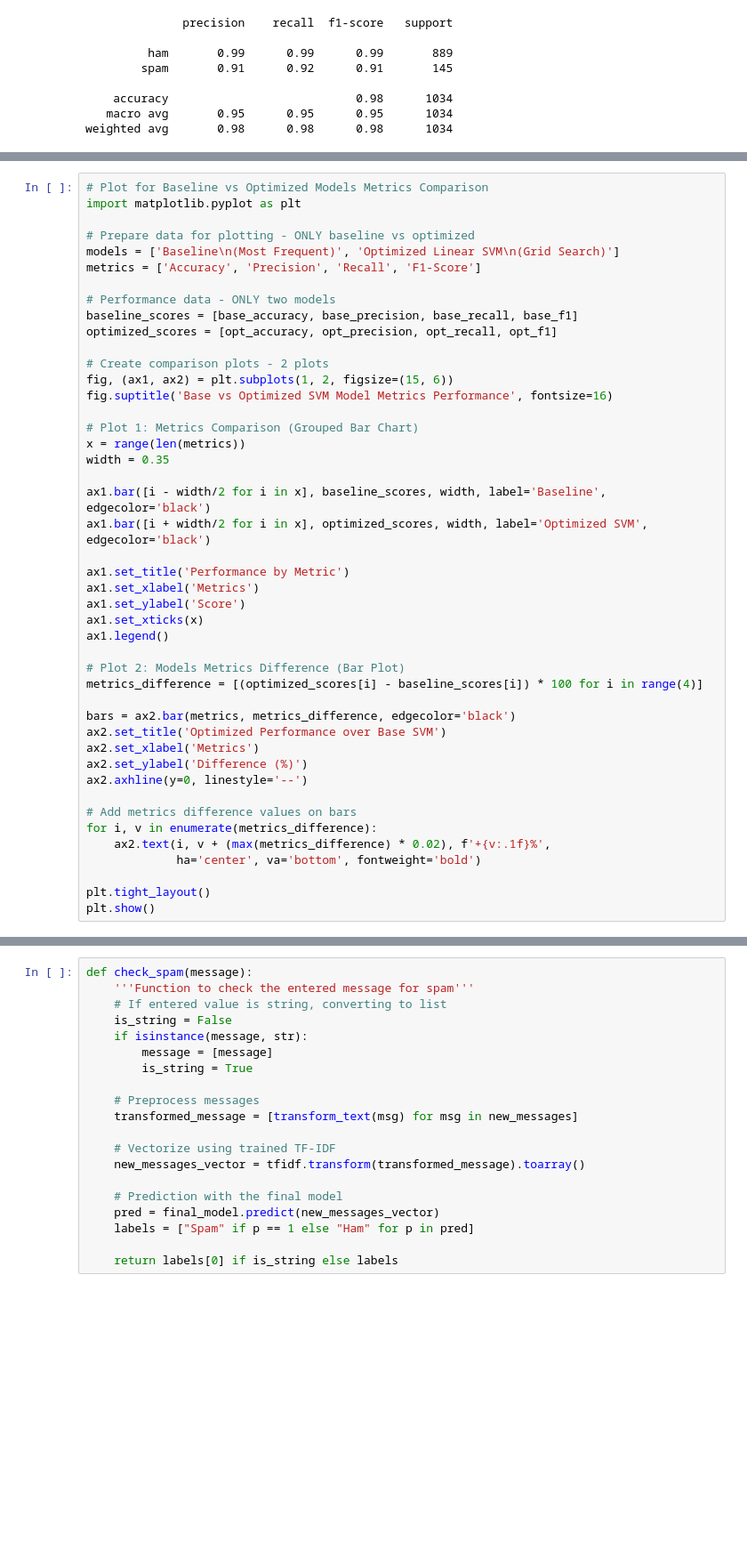
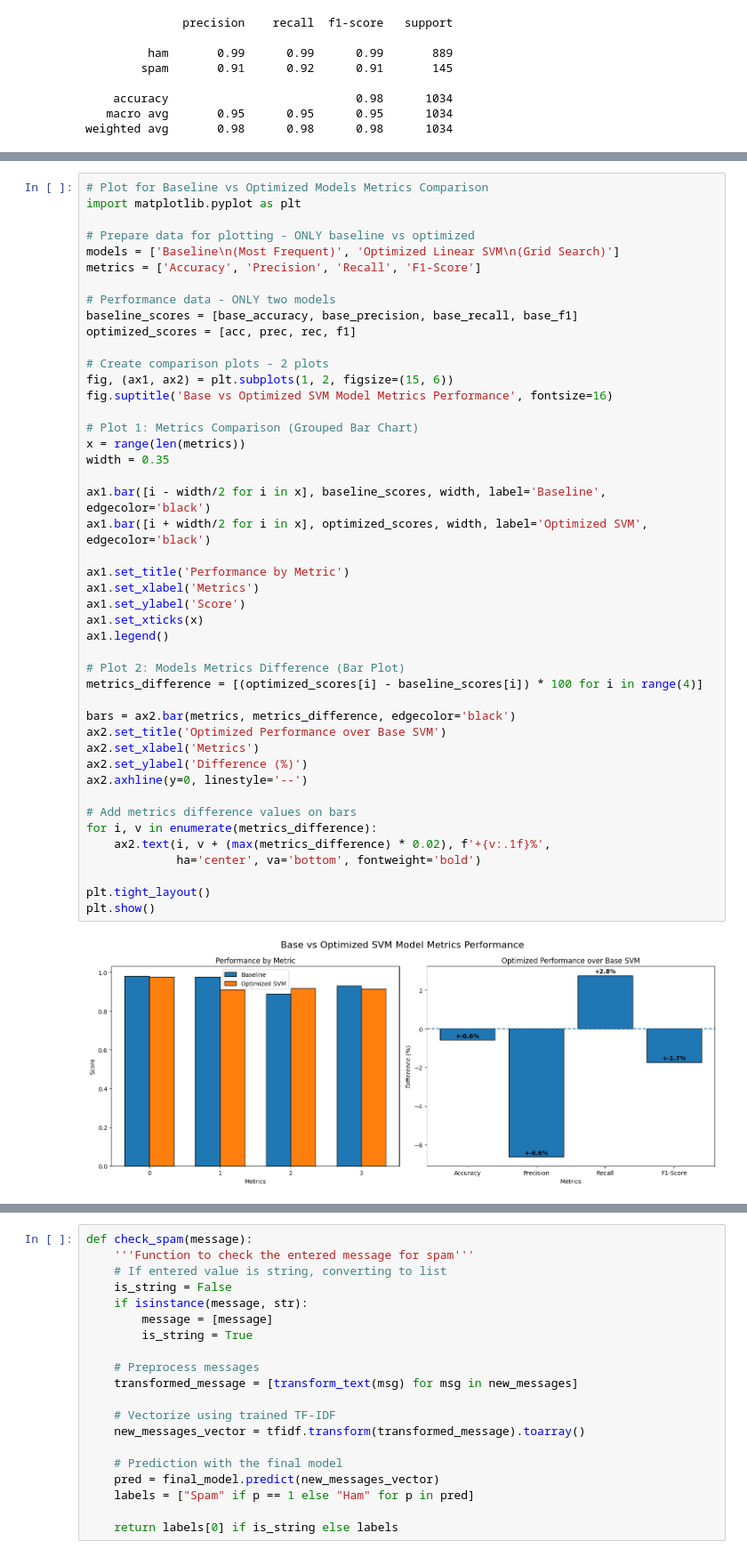
Before and after one commit to Sumitkc74/ds620-tp-spam-detection, a Jupyter notebook: spamassassin_spam_detection.ipynb, the cells around one changed output, grey strips where cells are left out. Shown at 89% size. Drawn from its saved outputs; the diff is of its cells as text; blank space fills up the shorter version.

```diff
--- a/spamassassin_spam_detection.ipynb
+++ b/spamassassin_spam_detection.ipynb
@@ -572,7 +575,7 @@ metrics = ['Accuracy', 'Precision', 'Recall', 'F1-Score']
 
 # Performance data - ONLY two models
 baseline_scores = [base_accuracy, base_precision, base_recall, base_f1]
-optimized_scores = [opt_accuracy, opt_precision, opt_recall, opt_f1]
+optimized_scores = [acc, prec, rec, f1]
 
 # Create comparison plots - 2 plots
 fig, (ax1, ax2) = plt.subplots(1, 2, figsize=(15, 6))
@@ -580,33 +583,35 @@ fig.suptitle('Base vs Optimized SVM Model Metrics Performance', fontsize=16)
 
 # Plot 1: Metrics Comparison (Grouped Bar Chart)
 x = range(len(metrics))
 width = 0.35
 
 ax1.bar([i - width/2 for i in x], baseline_scores, width, label='Baseline', edgecolor='black')
 ax1.bar([i + width/2 for i in x], optimized_scores, width, label='Optimized SVM', edgecolor='black')
 
 ax1.set_title('Performance by Metric')
 ax1.set_xlabel('Metrics')
 ax1.set_ylabel('Score')
 ax1.set_xticks(x)
 ax1.legend()
 
 # Plot 2: Models Metrics Difference (Bar Plot)
 metrics_difference = [(optimized_scores[i] - baseline_scores[i]) * 100 for i in range(4)]
 
 bars = ax2.bar(metrics, metrics_difference, edgecolor='black')
 ax2.set_title('Optimized Performance over Base SVM')
 ax2.set_xlabel('Metrics')
 ax2.set_ylabel('Difference (%)')
 ax2.axhline(y=0, linestyle='--')
 
 # Add metrics difference values on bars
 for i, v in enumerate(metrics_difference):
     ax2.text(i, v + (max(metrics_difference) * 0.02), f'+{v:.1f}%',
              ha='center', va='bottom', fontweight='bold')
 
 plt.tight_layout()
 plt.show()
+# %% [output]
+[figure, added]
 # %%
 # Best parameters calculated from the grid search
 best_params = grid_search.best_params_
```
Also changed, not shown: parts of 4 cells of this notebook.
